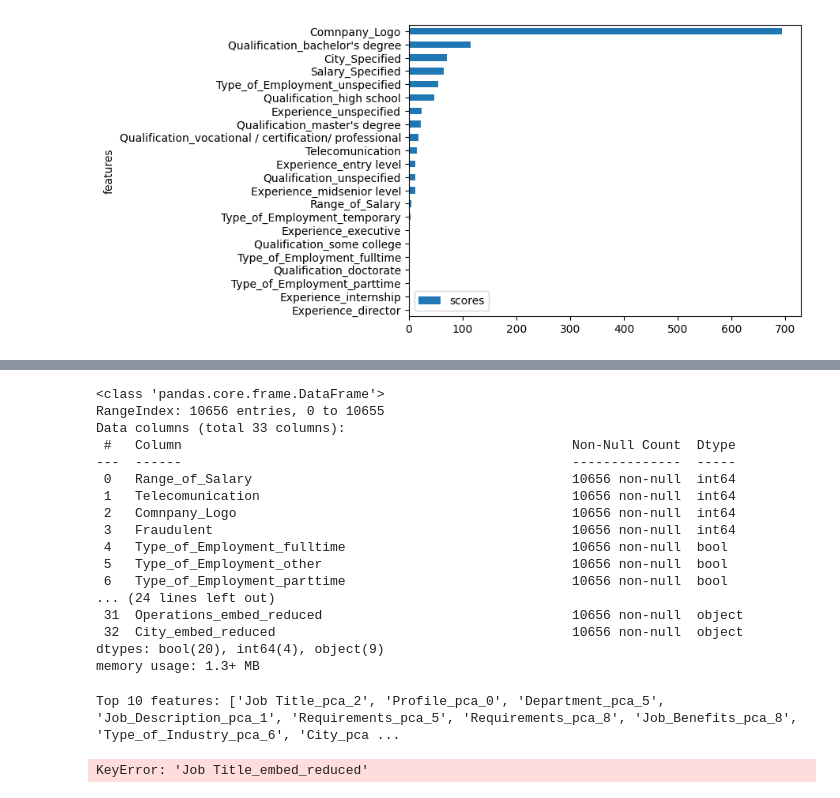
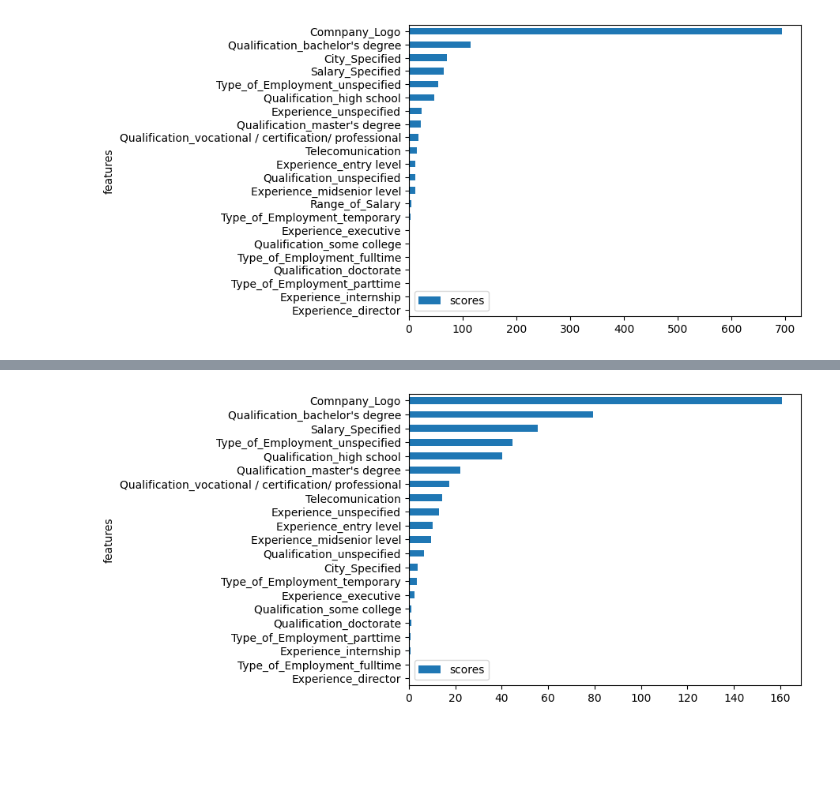
Before and after one commit to cheryltan17/DSA4263-Project, a Jupyter notebook: eda_ftr_eng/ftr_eng.ipynb, the cells around one changed output, grey strips where cells are left out. Drawn from its saved outputs; the diff is of its cells as text; code cells hidden in the pictures; blank space fills up the shorter version.

```diff
--- a/eda_ftr_eng/ftr_eng.ipynb
+++ b/eda_ftr_eng/ftr_eng.ipynb
@@ -375,73 +304,6 @@ dimension_red_df.head(5)
-# %%
-dimension_red_df.info()
-# %% [output]
-<class 'pandas.core.frame.DataFrame'>
-RangeIndex: 10656 entries, 0 to 10655
-Data columns (total 33 columns):
- #   Column                                                  Non-Null Count  Dtype
----  ------                                                  --------------  -----
- 0   Range_of_Salary                                         10656 non-null  int64
- 1   Telecomunication                                        10656 non-null  int64
- 2   Comnpany_Logo                                           10656 non-null  int64
- 3   Fraudulent                                              10656 non-null  int64
- 4   Type_of_Employment_fulltime                             10656 non-null  bool
- 5   Type_of_Employment_other                                10656 non-null  bool
- 6   Type_of_Employment_parttime                             10656 non-null  bool
-... (24 lines left out)
- 31  Operations_embed_reduced                                10656 non-null  object
- 32  City_embed_reduced                                      10656 non-null  object
-dtypes: bool(20), int64(4), object(9)
-memory usage: 1.3+ MB
-# %%
-import pandas as pd
-from sklearn.feature_selection import SelectKBest, f_classif
-
-def feature_selection(df):
-    # 1. Create a feature DataFrame (keeps column names automatically)
-    features = pd.DataFrame()
-
-    # Add reduced embeddings
-    # for col in columns_for_embedding:
-    #     reduced_embeds = pd.DataFrame(np.hstack([np.vstack(df[f'{col}_embed_reduced']) for col in columns_for_embedding]))  # adjust 384 to your reduced dim
-    #     features = pd.concat([features, reduced_embeds], axis=1)
-    for col in columns_for_embedding:
-        embeds = np.vstack(df[f'{col}_embed'])
-        reduced_embeds = PCA(n_components=10).fit_transform(embeds)
-        features[[f'{col}_pca_{i}' for i in range(10)]] = reduced_embeds
-
-    # Add binary features (no encoding needed)
-    features = pd.concat([features, df[['Telecomunication', 'Comnpany_Logo']]], axis=1) #to change the company logo and telecommunication feature name later
-
-    # Add one-hot encoded categoricals
-    features = pd.concat([features, df[one_hot_encode_cols]], axis=1)
-
-    # 2. Feature selection (now with automatic name keeping)
-    selector = SelectKBest(f_classif, k=10)
-    X_selected = selector.fit_transform(features, df['Fraudulent']) #to change the name
-
-    # 3. Get selected feature names (the magic happens here!)
-    selected_features = features.columns[selector.get_support()].tolist()
-
-    print("Top 10 features:", selected_features)
-    return selected_features
-
-ftr_selected = feature_selection(df_aft_enc)
-# %% [output]
-Top 10 features: ['Job Title_pca_2', 'Profile_pca_0', 'Department_pca_5', 'Job_Description_pca_1', 'Requirements_pca_5', 'Requirements_pca_8', 'Job_Benefits_pca_8', 'Type_of_Industry_pca_6', 'City_pca ...
-# %%
-from sklearn.feature_selection import SelectKBest, f_classif
-
-# Prepare all features
-embedding_features = np.hstack([np.vstack(df[f'{col}_embed_reduced']) for col in columns_for_embedding])
-categorical_features = pd.get_dummies(df[categorical_columns]).values
-binary_features = df[['Telecommunication', 'Company_Logo']].values
-
-# Combine all features
-X = np.hstack([embedding_features, categorical_features, binary_features])
-y = df['Fradulent'].values
-
-# Select best features
-selector = SelectKBest(f_classif, k=100)
-X_selected = selector.fit_transform(X, y)
-# %% [output]
-KeyError: 'Job Title_embed_reduced'
+# %%
+#Chi2 works best for categorical variable, so we remove Range of Salary
+features = non_embed_df.drop(['Fraudulent', 'Range_of_Salary'], axis=1).columns
+score_df_chi2, selected_ftrs_k = feature_selection(non_embed_df, features, "select_k_best_chi2", 22)
+# %% [output]
+[figure, added]
```
Also changed, not shown: parts of 14 cells of this notebook, 2 other files.
